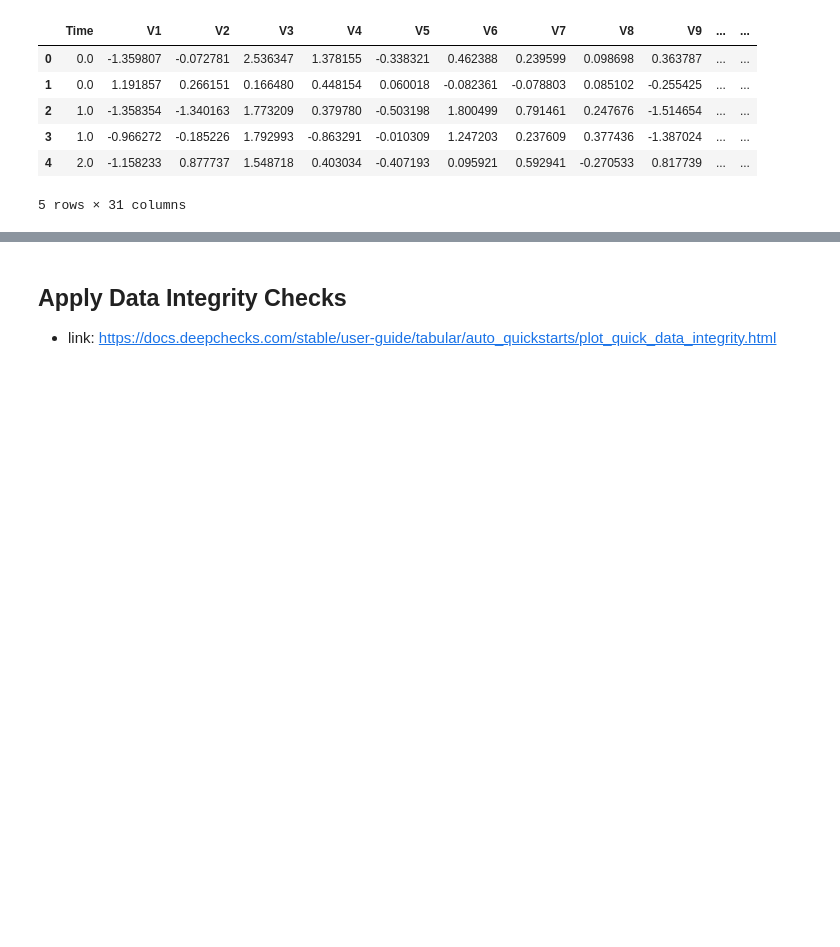
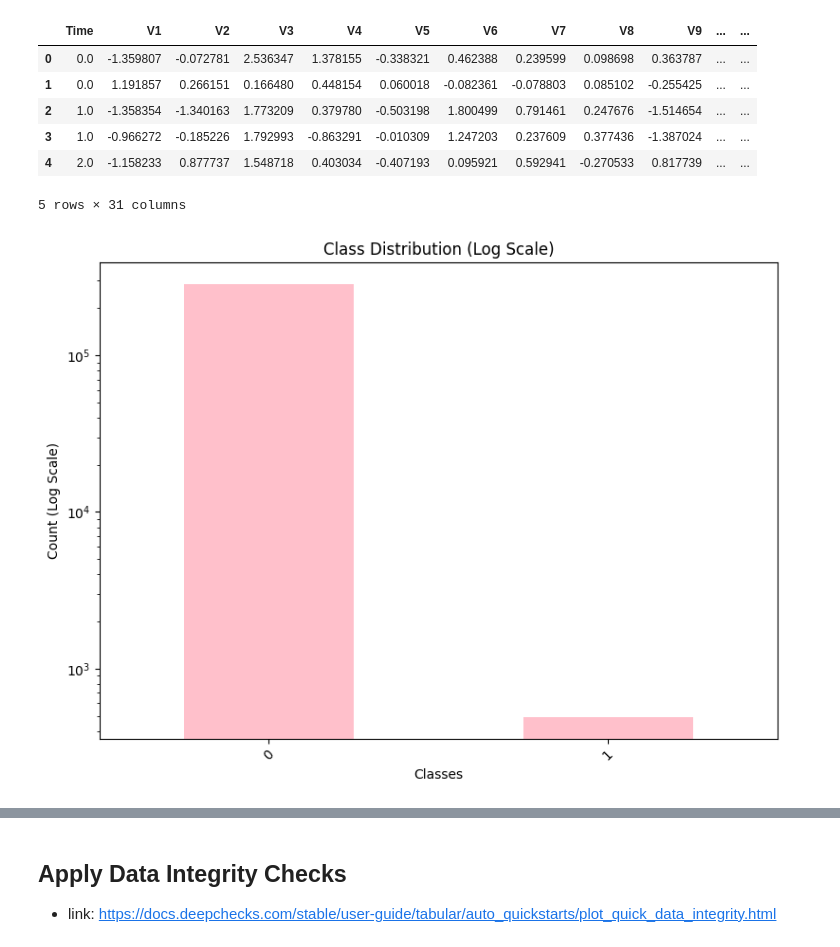
Before and after one commit to SarahMoshababQ/ML-portfolio, a Jupyter notebook: fraud detection/Fraud_Detection.ipynb, the cells around one changed output, grey strips where cells are left out. Saved outputs shown, nothing was run; the diff lists cells and outputs as text; code cells hidden in the pictures; blank space fills up the shorter version.

```diff
--- a/fraud detection/Fraud_Detection.ipynb
+++ b/fraud detection/Fraud_Detection.ipynb
@@ -119,3 +127,17 @@ df.head()
 | 3 | 1.0 | -0.966272 | -0.185226 | 1.792993 | -0.863291 | -0.010309 | 1.247203 | 0.237609 | 0.377436 | -1.387024 | ... | ... |
 | 4 | 2.0 | -1.158233 | 0.877737 | 1.548718 | 0.403034 | -0.407193 | 0.095921 | 0.592941 | -0.270533 | 0.817739 | ... | ... |
 5 rows × 31 columns
+# %%
+class_counts = df['Class'].value_counts()
+
+plt.figure(figsize=(8, 6))
+class_counts.plot(kind='bar', color='pink')
+plt.yscale('log')  # Set y-axis scale to logarithmic
+plt.title('Class Distribution (Log Scale)')
+plt.xlabel('Classes')
+plt.ylabel('Count (Log Scale)')
+plt.xticks(rotation=45)  # Rotate x-axis labels for better readability if needed
+plt.tight_layout()
+plt.show()
+# %% [output]
+[figure, added]
```
Also changed, not shown: parts of 35 cells of this notebook.
